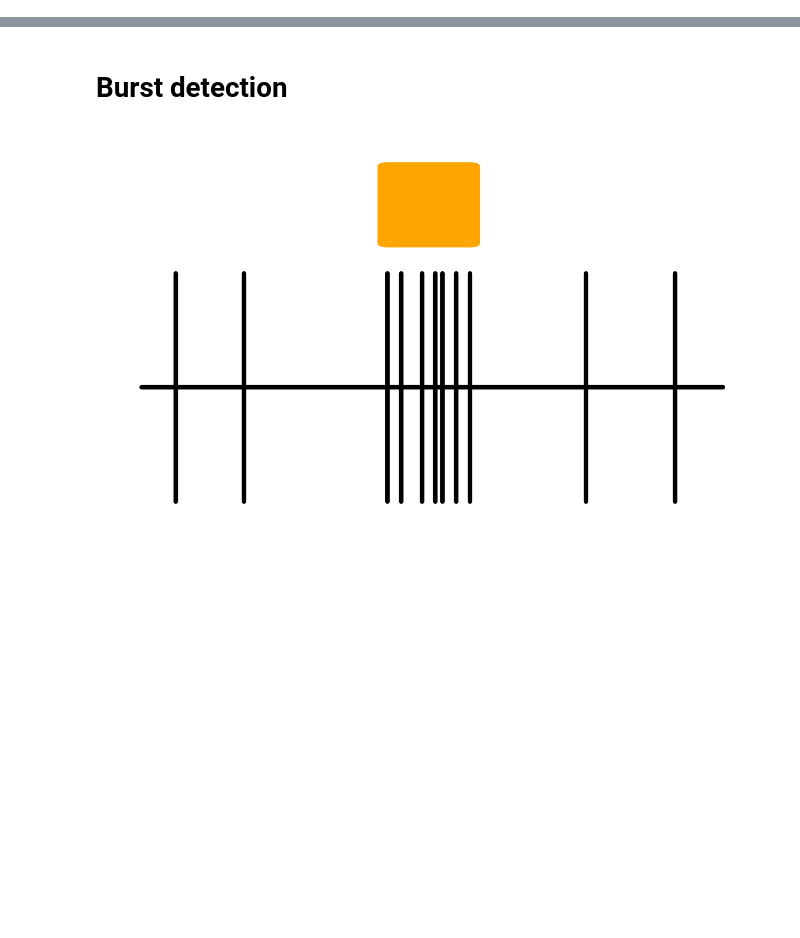
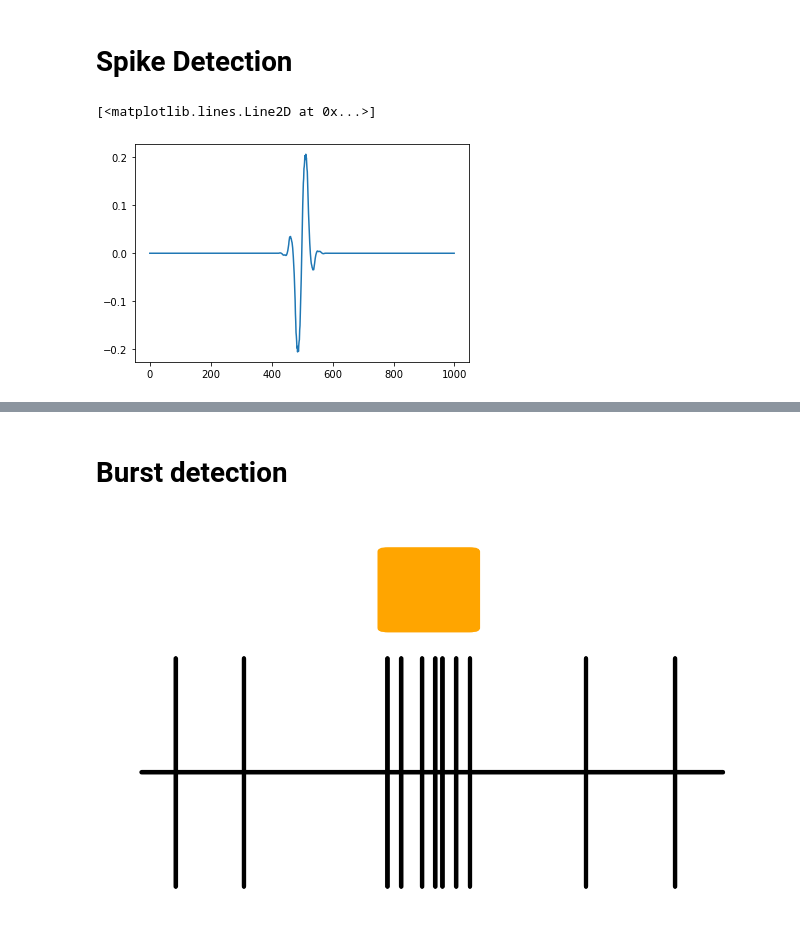
Before and after one commit to SAND-Lab/MEA-NAP, a Jupyter notebook: python/feature-schematic.ipynb, the cells around one changed output, grey strips where cells are left out. Saved outputs shown, nothing was run; the diff lists cells and outputs as text; code cells hidden in the pictures; blank space fills up the shorter version.

Commit message:
more plots

```diff
--- a/python/feature-schematic.ipynb
+++ b/python/feature-schematic.ipynb
@@ -5,0 +9,11 @@ import matplotlib.patches as patches
+# %% [markdown]
+# Spike Detection
+# %%
+import scipy.io as sio
+c = sio.loadmat('/Users/timothysit/mecp2/python/notebooks/bior1.5waveletC.mat')['c']
+
+fig, ax = plt.subplots()
+ax.plot(c[40, :])
+# %% [output]
+[<matplotlib.lines.Line2D at 0x...>]
+[figure, added]
```
Also changed, not shown: parts of 18 cells of this notebook.
